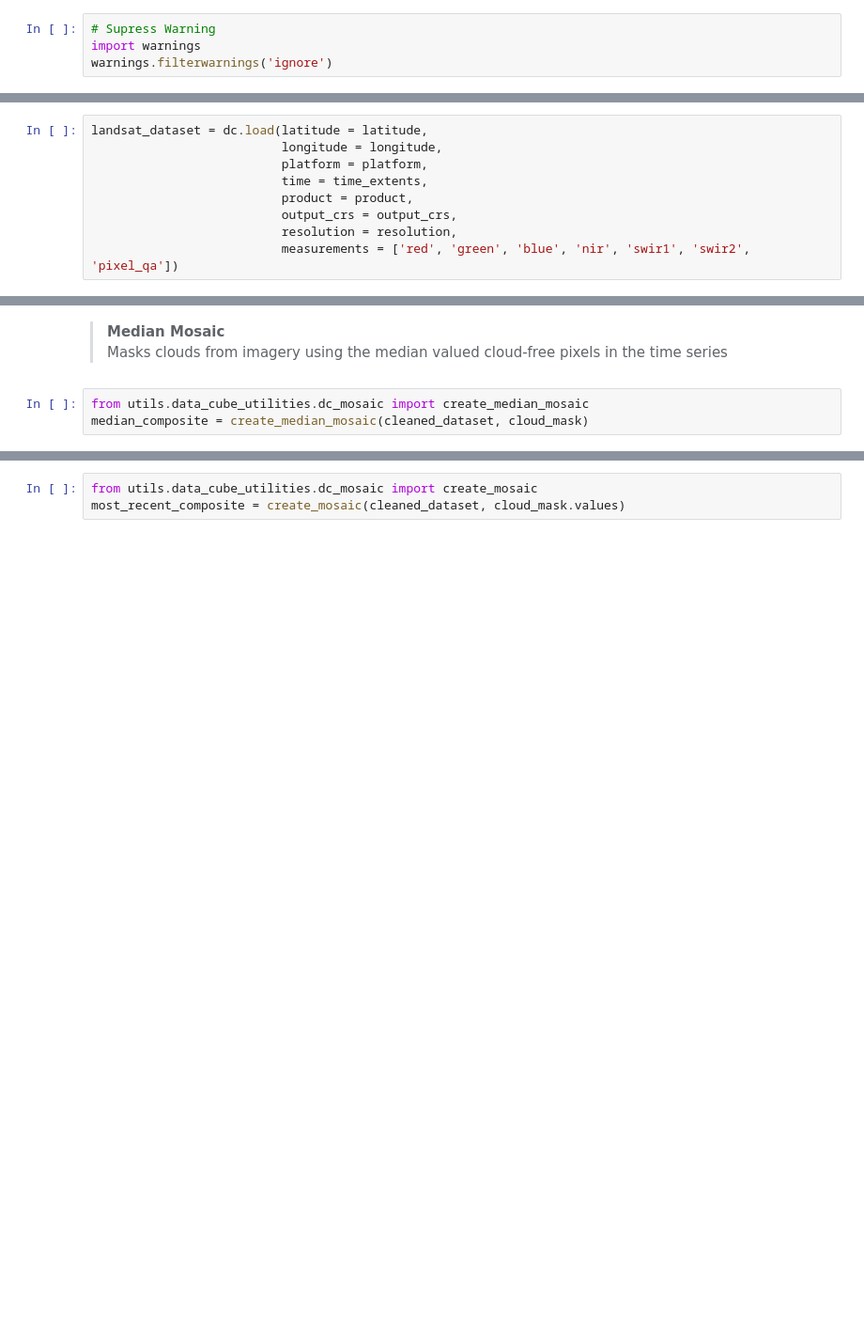
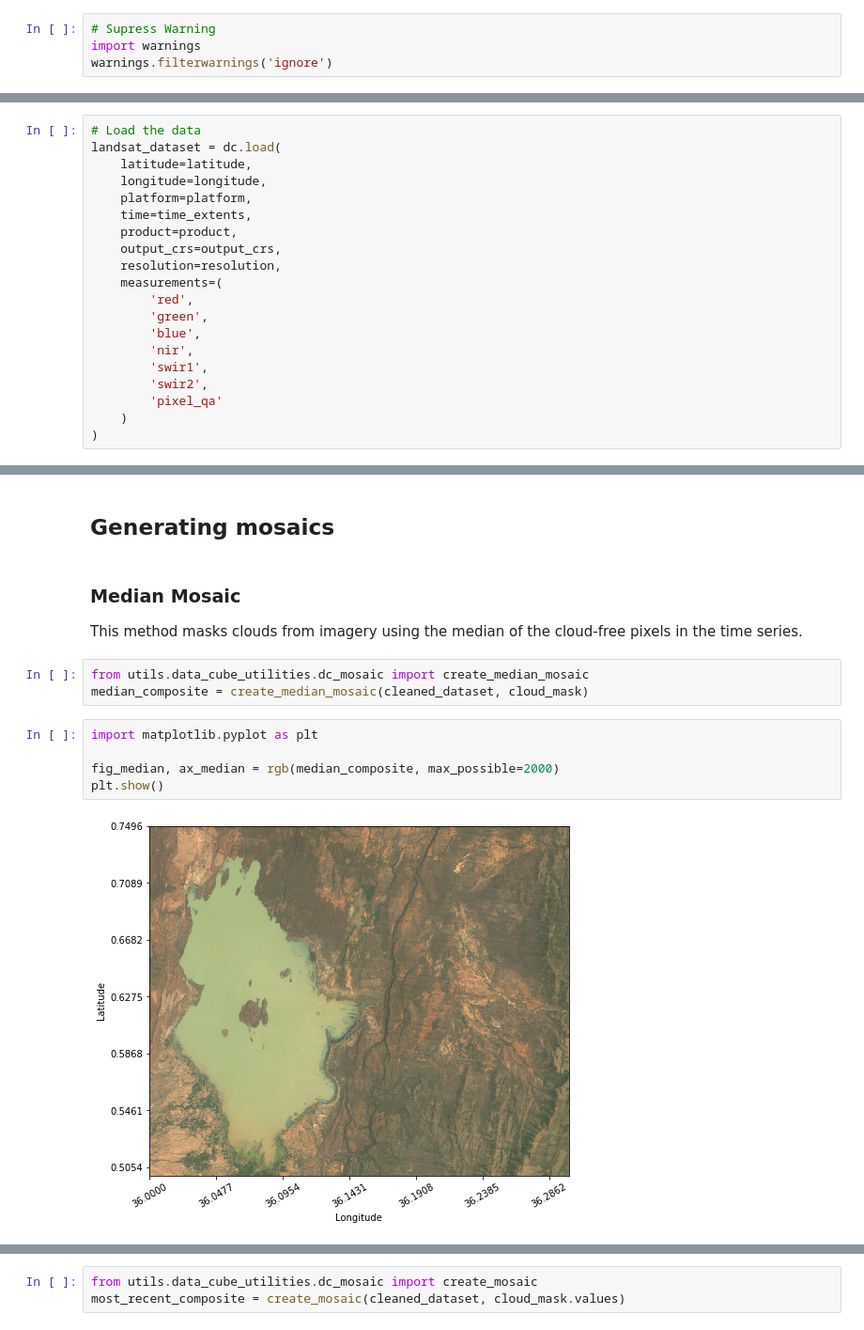
Before and after one commit to frontiersi/odc-sandbox-notebooks, a Jupyter notebook: dcal/DCAL_Custom_Mosaics.ipynb, the cells around one changed output, grey strips where cells are left out. Shown at 94% size. Saved outputs shown, nothing was run; the diff lists cells and outputs as text; blank space fills up the shorter version.

Commit message:
First revision of DCAL_Custom_Mosaics.ipynb. Cleaned up text formatting. Fixed small code issues with incorrectly used functions. Updated to reflect PEP8.

```diff
--- a/dcal/DCAL_Custom_Mosaics.ipynb
+++ b/dcal/DCAL_Custom_Mosaics.ipynb
@@ -78,9 +121,20 @@ display_map(latitude,longitude)
 # %%
-landsat_dataset = dc.load(latitude = latitude,
-                          longitude = longitude,
-                          platform = platform,
-                          time = time_extents,
-                          product = product,
-                          output_crs = output_crs,
-                          resolution = resolution,
-                          measurements = ['red', 'green', 'blue', 'nir', 'swir1', 'swir2', 'pixel_qa'])
+# Load the data
+landsat_dataset = dc.load(
+    latitude=latitude,
+    longitude=longitude,
+    platform=platform,
+    time=time_extents,
+    product=product,
+    output_crs=output_crs,
+    resolution=resolution,
+    measurements=(
+        'red',
+        'green',
+        'blue',
+        'nir',
+        'swir1',
+        'swir2',
+        'pixel_qa'
+    )
+)
@@ -118,7 +174,17 @@ cloud_mask = landsat_qa_clean_mask(landsat_dataset, platform=platform)
 cleaned_dataset = landsat_dataset.where(cloud_mask)
+# %% [markdown]
+## Generating mosaics
 # %% [markdown]
-> **Median Mosaic**
->  Masks clouds from imagery using the median valued cloud-free pixels in the time series
+### Median Mosaic
+
+This method masks clouds from imagery using the median of the cloud-free pixels in the time series.
 # %%
 from utils.data_cube_utilities.dc_mosaic import create_median_mosaic
 median_composite = create_median_mosaic(cleaned_dataset, cloud_mask)
+# %%
+import matplotlib.pyplot as plt
+
+fig_median, ax_median = rgb(median_composite, max_possible=2000)
+plt.show()
+# %% [output]
+[figure, added]
```
Also changed, not shown: parts of 38 cells of this notebook.
